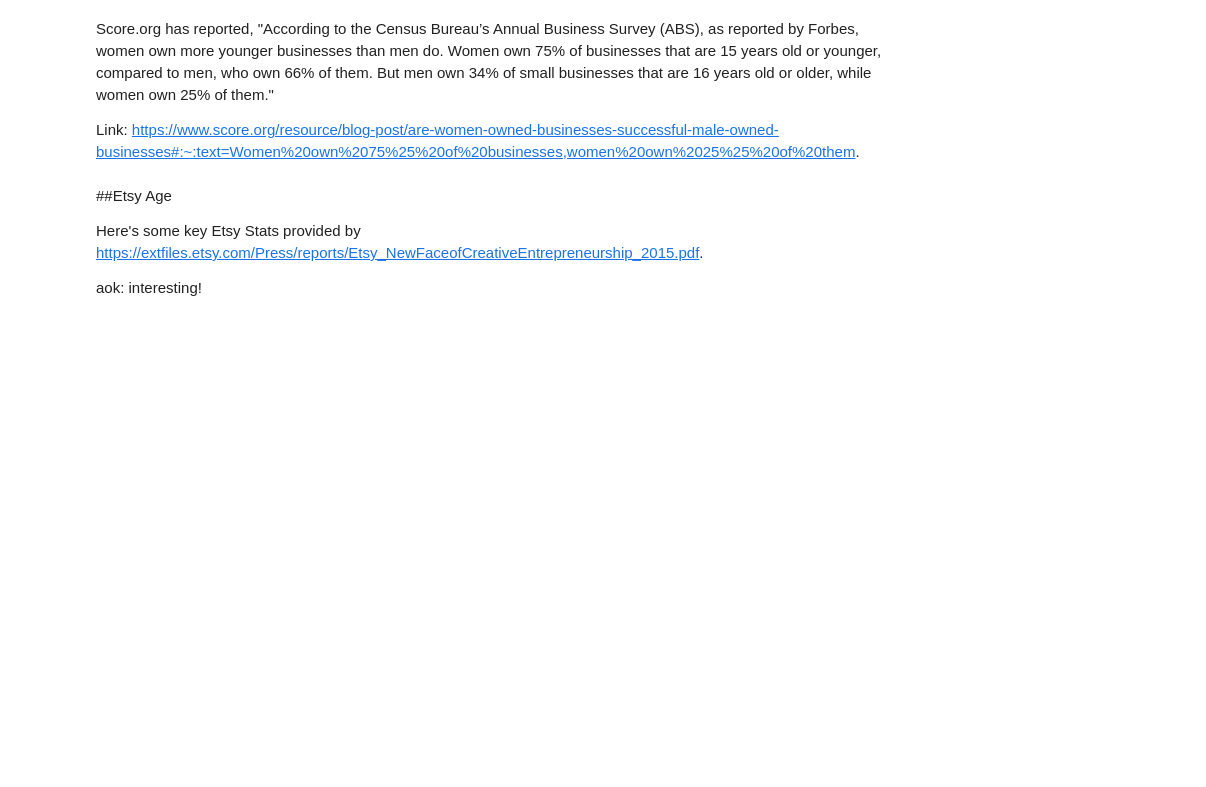
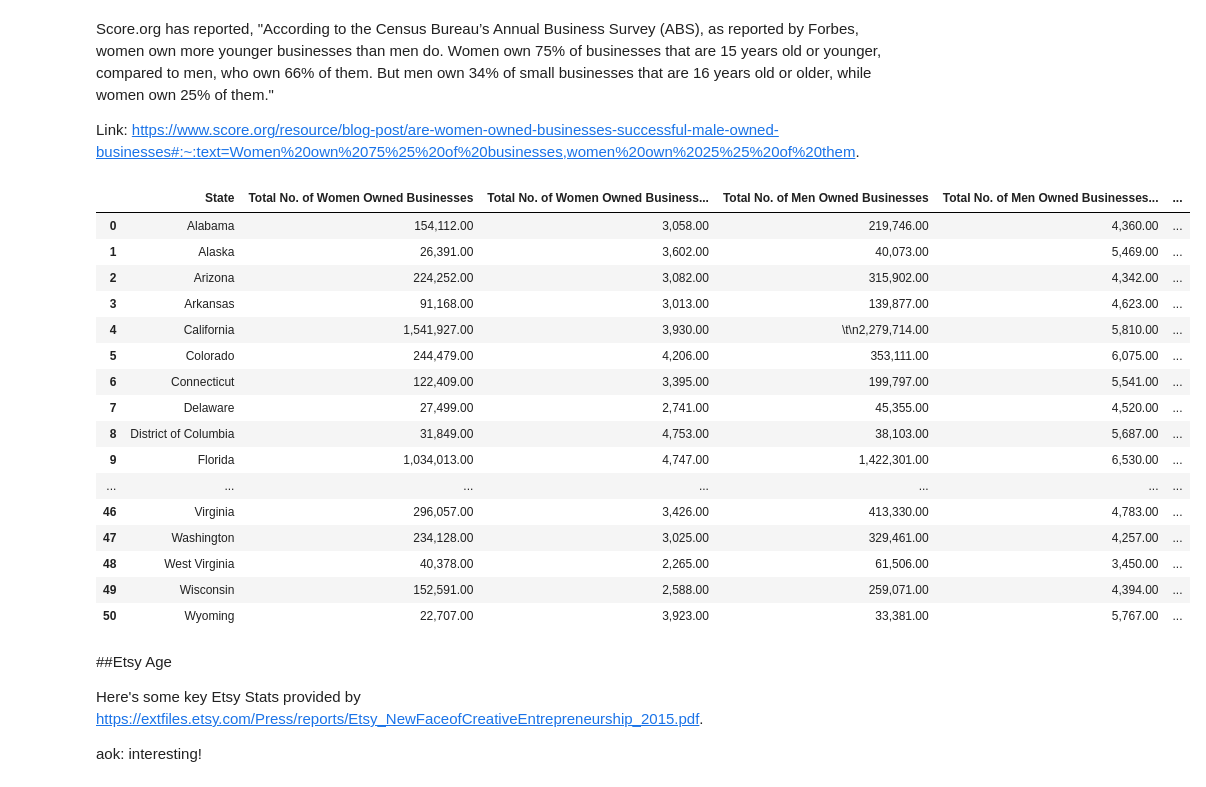
Before and after one commit to khagerthey/GIS, a Jupyter notebook: PS4.ipynb, the cells around one changed output. Saved outputs shown, nothing was run; the diff lists cells and outputs as text; code cells hidden in the pictures; blank space fills up the shorter version.

```diff
--- a/PS4.ipynb
+++ b/PS4.ipynb
@@ -419,6 +419,27 @@ want a map, sellers vs buyer location
 Score.org has reported, "According to the Census Bureau’s Annual Business Survey (ABS), as reported by Forbes, women own more younger businesses than men do. Women own 75% of businesses that are 15 years old or younger, compared to men, who own 66% of them. But men own 34% of small businesses that are 16 years old or older, while women own 25% of them."
 
 Link: https://www.score.org/resource/blog-post/are-women-owned-businesses-successful-male-owned-businesses#:~:text=Women%20own%2075%25%20of%20businesses,women%20own%2025%25%20of%20them.
+# %%
+m_w_business = pd.read_csv("https://raw.githubusercontent.com/khagerthey/GIS/main/2021us_states_most_women_owned_businesses.csv")
+m_w_business
+# %% [output]
+|  | State | Total No. of Women Owned Businesses | Total No. of Women Owned Business... | Total No. of Men Owned Businesses | Total No. of Men Owned Businesses... | ... |
+| 0 | Alabama | 154,112.00 | 3,058.00 | 219,746.00 | 4,360.00 | ... |
+| 1 | Alaska | 26,391.00 | 3,602.00 | 40,073.00 | 5,469.00 | ... |
+| 2 | Arizona | 224,252.00 | 3,082.00 | 315,902.00 | 4,342.00 | ... |
+| 3 | Arkansas | 91,168.00 | 3,013.00 | 139,877.00 | 4,623.00 | ... |
+| 4 | California | 1,541,927.00 | 3,930.00 | \t\n2,279,714.00 | 5,810.00 | ... |
+| 5 | Colorado | 244,479.00 | 4,206.00 | 353,111.00 | 6,075.00 | ... |
+| 6 | Connecticut | 122,409.00 | 3,395.00 | 199,797.00 | 5,541.00 | ... |
+| 7 | Delaware | 27,499.00 | 2,741.00 | 45,355.00 | 4,520.00 | ... |
+| 8 | District of Columbia | 31,849.00 | 4,753.00 | 38,103.00 | 5,687.00 | ... |
+| 9 | Florida | 1,034,013.00 | 4,747.00 | 1,422,301.00 | 6,530.00 | ... |
+| ... | ... | ... | ... | ... | ... | ... |
+| 46 | Virginia | 296,057.00 | 3,426.00 | 413,330.00 | 4,783.00 | ... |
+| 47 | Washington | 234,128.00 | 3,025.00 | 329,461.00 | 4,257.00 | ... |
+| 48 | West Virginia | 40,378.00 | 2,265.00 | 61,506.00 | 3,450.00 | ... |
+| 49 | Wisconsin | 152,591.00 | 2,588.00 | 259,071.00 | 4,394.00 | ... |
+| 50 | Wyoming | 22,707.00 | 3,923.00 | 33,381.00 | 5,767.00 | ... |
 # %% [markdown]
 ##Etsy Age
 
```
